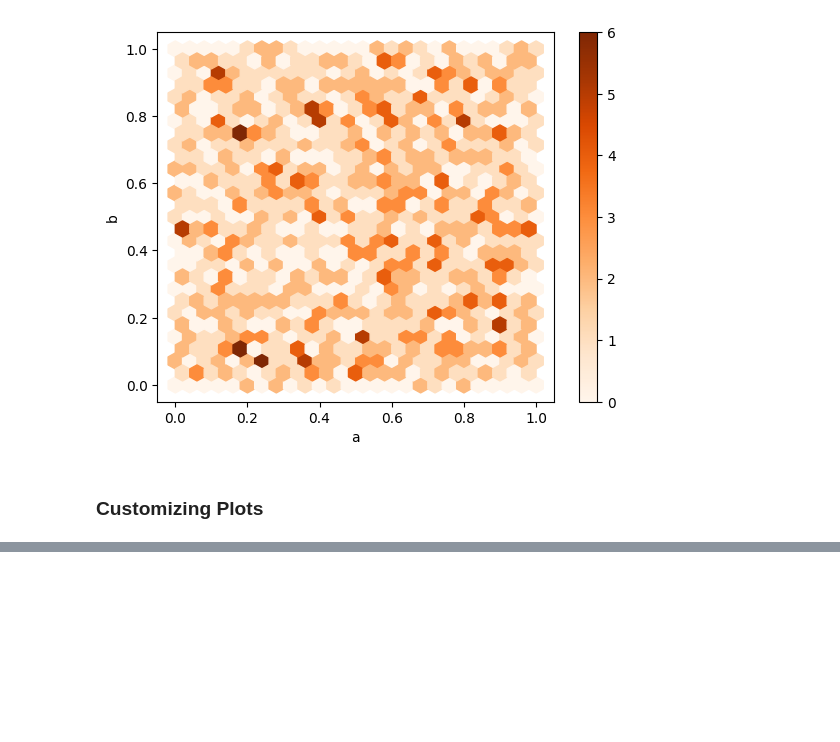
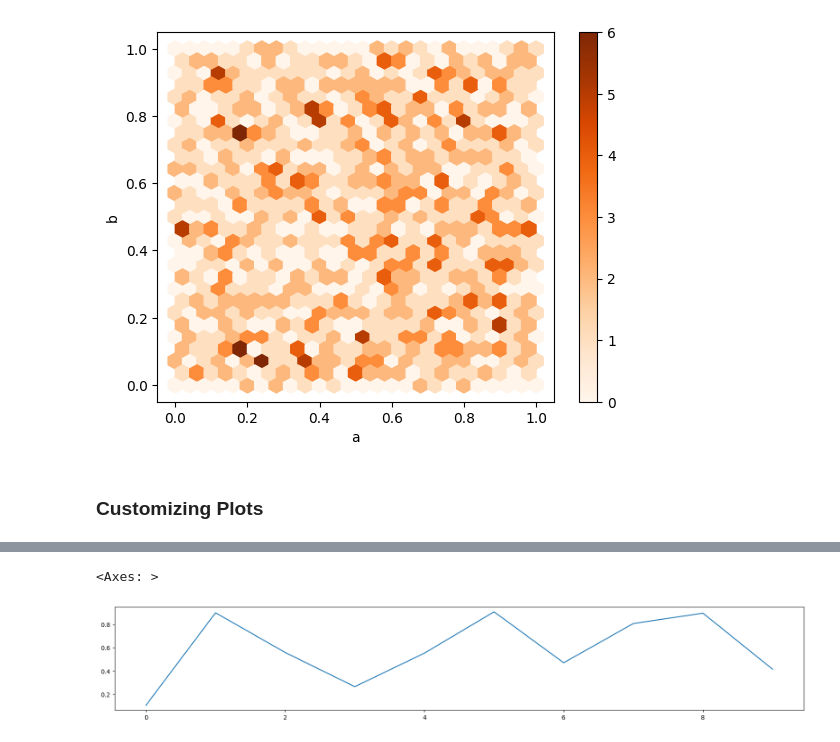
Before and after one commit to ibrahimaltun/udemy-courses, a Jupyter notebook: python-for-time-series-data-analysis/3.visualize.ipynb, the cells around one changed output, grey strips where cells are left out. Drawn from its saved outputs; the diff is of its cells as text; code cells hidden in the pictures; blank space fills up the shorter version.

```diff
--- a/python-for-time-series-data-analysis/3.visualize.ipynb
+++ b/python-for-time-series-data-analysis/3.visualize.ipynb
@@ -217,0 +237,5 @@ df.plot.hexbin(x='a', y='b', gridsize=25, cmap="Oranges")
+# %%
+dff["c"].plot.line(figsize=(20, 3))
+# %% [output]
+<Axes: >
+[figure, added]
```
Also changed, not shown: parts of 17 cells of this notebook.
